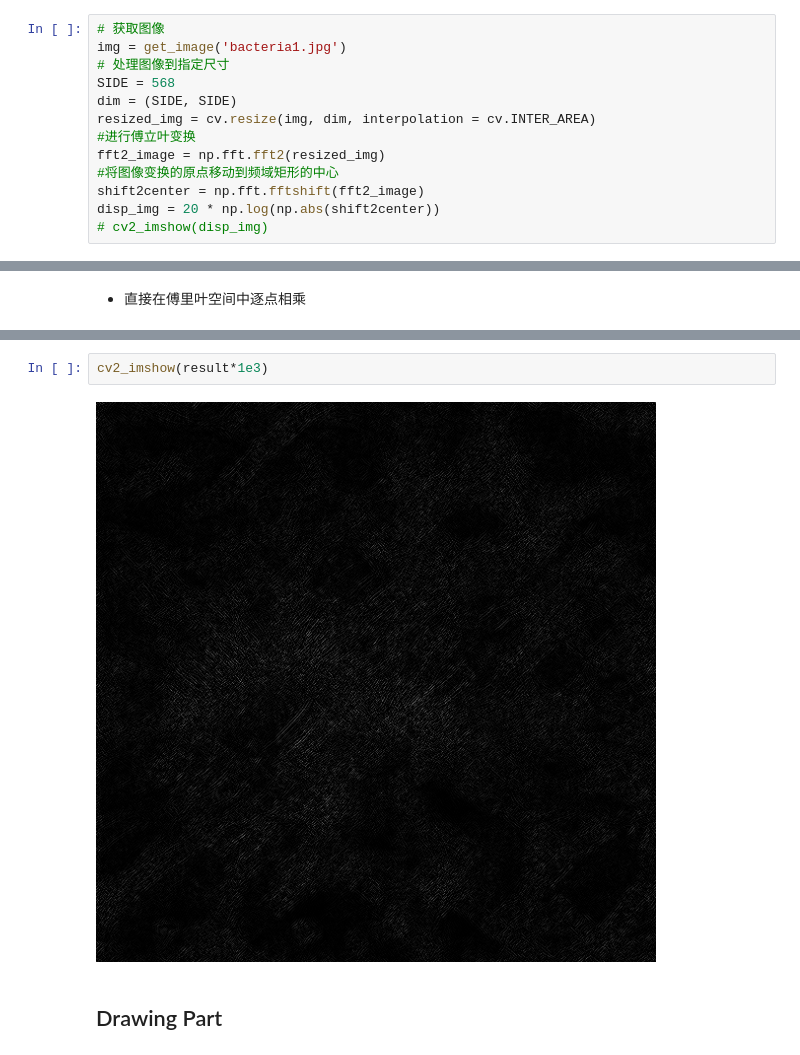
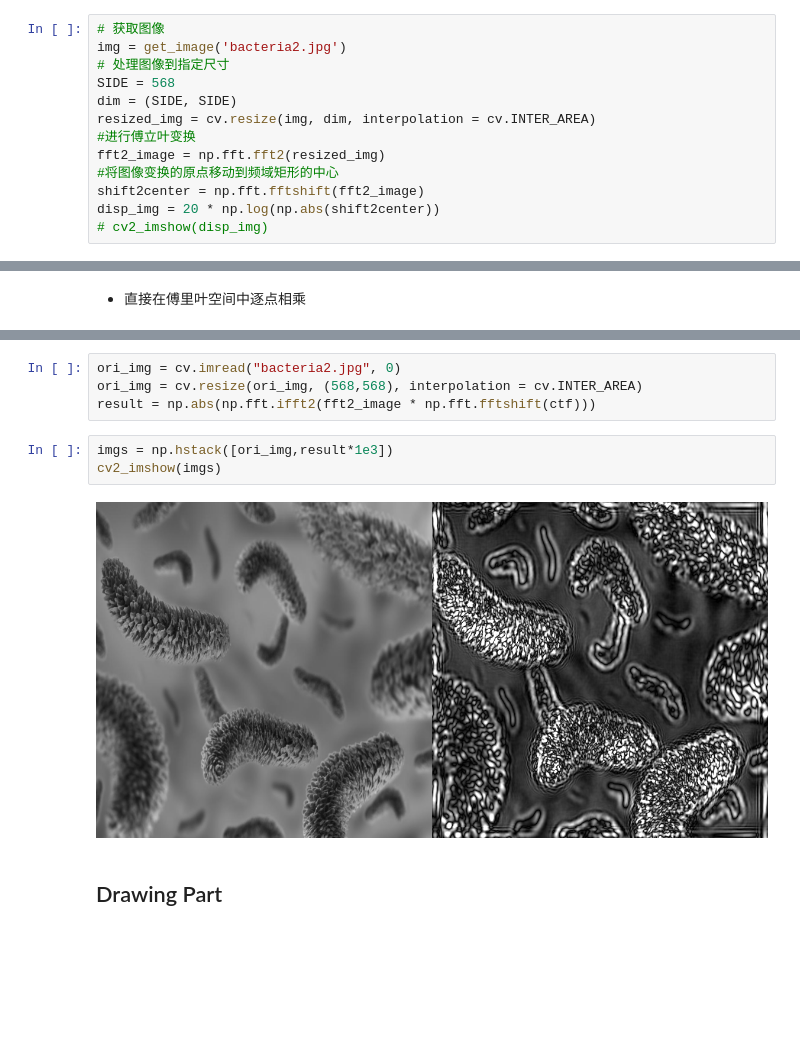
Before and after one commit to Yukinoshita-Yukinoml/ImageProcessing, a Jupyter notebook: ctf_simulation/ctf_simulation_v0.ipynb, the cells around one changed output, grey strips where cells are left out. Saved outputs shown, nothing was run; the diff lists cells and outputs as text; blank space fills up the shorter version.

```diff
--- a/ctf_simulation/ctf_simulation_v0.ipynb
+++ b/ctf_simulation/ctf_simulation_v0.ipynb
@@ -20,7 +23,7 @@ def get_image(path): # invert_contrast = -1
   return image
 # %%
 # 获取图像
-img = get_image('bacteria1.jpg')
+img = get_image('bacteria2.jpg')
 # 处理图像到指定尺寸
 SIDE = 568
 dim = (SIDE, SIDE)
@@ -134,7 +139,12 @@ cv2_imshow(after_ctf*10)
-# %%
-cv2_imshow(result*1e3)
-# %% [output]
-[figure, removed]
+# %%
+ori_img = cv.imread("bacteria2.jpg", 0)
+ori_img = cv.resize(ori_img, (568,568), interpolation = cv.INTER_AREA)
+result = np.abs(np.fft.ifft2(fft2_image * np.fft.fftshift(ctf)))
+# %%
+imgs = np.hstack([ori_img,result*1e3])
+cv2_imshow(imgs)
+# %% [output]
+[figure, added]
 # %% [markdown]
 ## Drawing Part
 # %%
```
Also changed, not shown: parts of 8 cells of this notebook.
